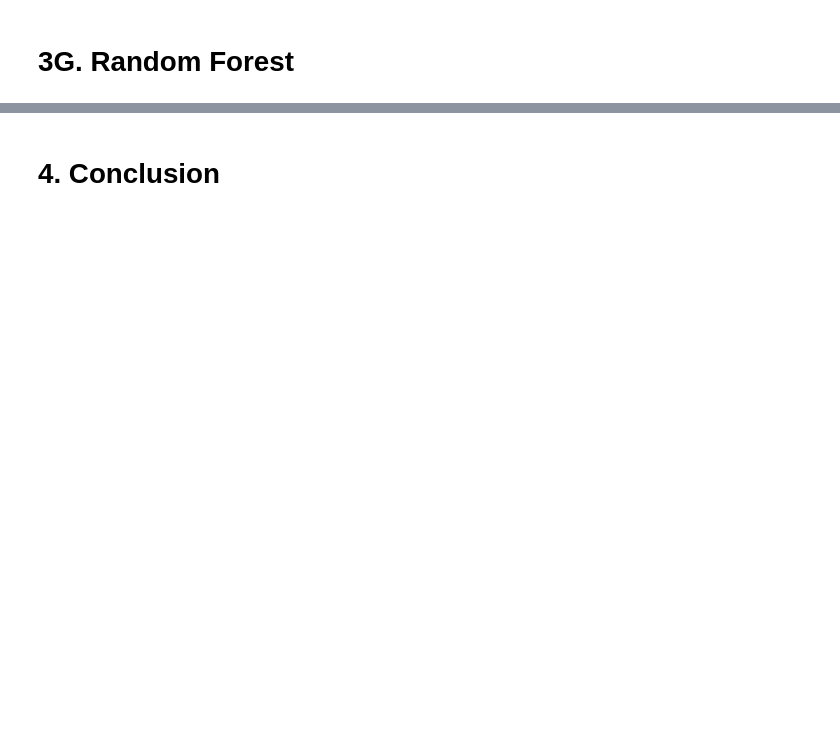
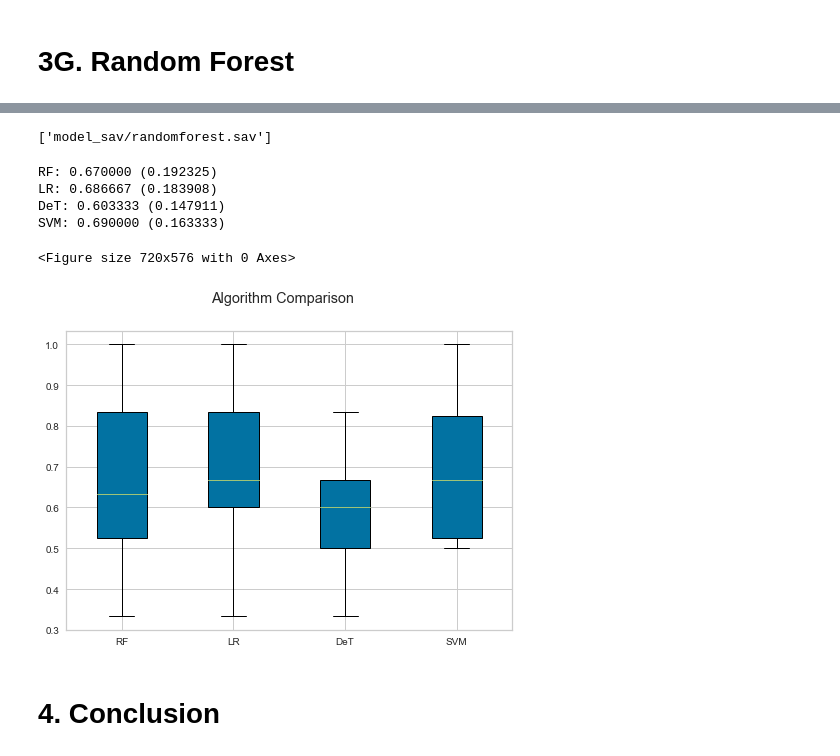
Before and after one commit to ermiasgelaye/Mental-Health-Predictor, a Jupyter notebook: machine_learning_analysis.ipynb, the cells around one changed output, grey strips where cells are left out. Cells and saved outputs as stored; diff of their text form; code cells hidden in the pictures; blank space fills up the shorter version.

```diff
--- a/machine_learning_analysis.ipynb
+++ b/machine_learning_analysis.ipynb
@@ -968,3 +1052,42 @@ viz.show(outpath="static/images/rf_featureimportance.png")
+# %%
+# Save the Model
+filename = 'model_sav/randomforest.sav'
+joblib.dump(randomforest, filename)
+# %% [output]
+['model_sav/randomforest.sav']
+# %%
+# prepare models
+models = []
+models.append(('RF', RandomForestClassifier()))
+models.append(('LR', LogisticRegression()))
+models.append(('DeT', DecisionTreeClassifier()))
+models.append(('SVM', SVC()))
+# evaluate each model in turn
+results = []
+names = []
+scoring = 'accuracy'
+for name, model in models:
+    kfold = model_selection.KFold(n_splits=10, random_state=seed)
+    cv_results = model_selection.cross_val_score(model, X, y2, cv=kfold, scoring=scoring)
+    results.append(cv_results)
+    names.append(name)
+    msg = "%s: %f (%f)" % (name, cv_results.mean(), cv_results.std())
+    print(msg)
+# boxplot algorithm comparison
+plt.figure(figsize=(10, 8))
+fig = plt.figure()
+fig.suptitle('Algorithm Comparison')
+ax = fig.add_subplot(111)
+plt.boxplot(results,patch_artist=True)
+ax.set_xticklabels(names)
+plt.show()
+# %% [output]
+RF: 0.670000 (0.192325)
+LR: 0.686667 (0.183908)
+DeT: 0.603333 (0.147911)
+SVM: 0.690000 (0.163333)
+<Figure size 720x576 with 0 Axes>
+[figure, added]
 # %% [markdown]
 # 4. Conclusion
 # %% [markdown]
```
Also changed, not shown: parts of 32 cells of this notebook, 22 other files.
